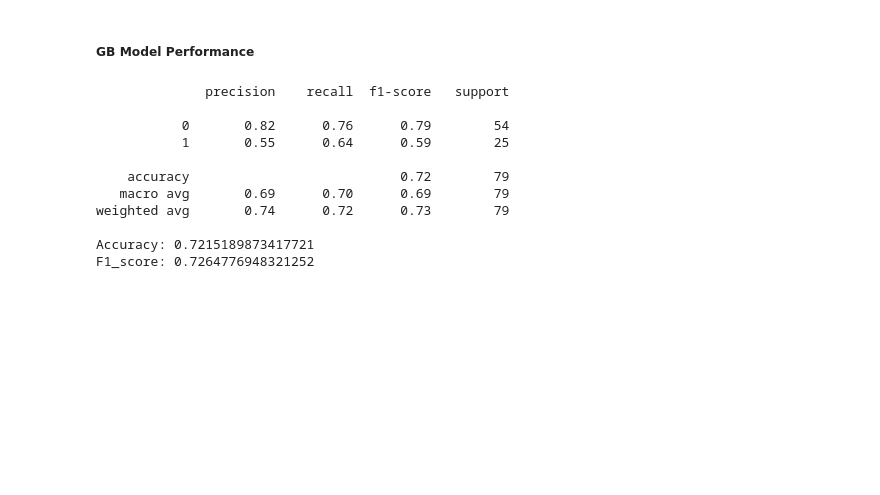
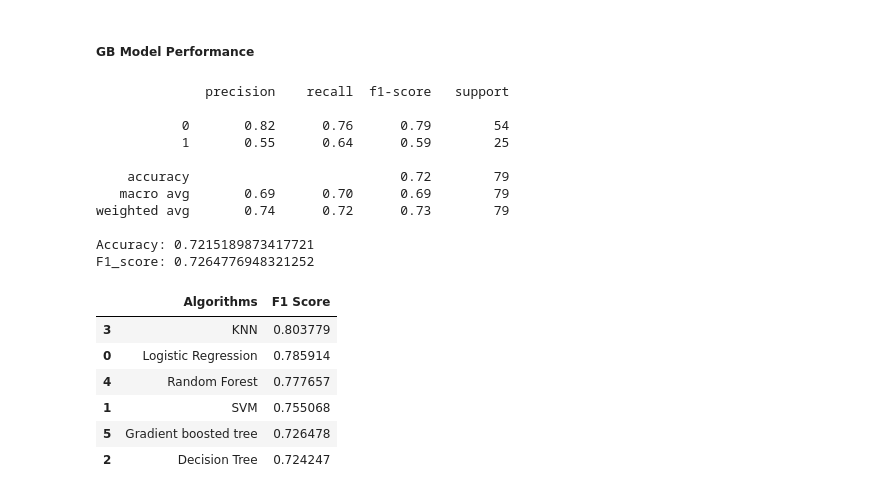
Before and after one commit to leonardsangoroh/AIFoundations, a Jupyter notebook: DiabetesClassificationExercise/diabetic-or-not.ipynb, the cells around one changed output. Saved outputs shown, nothing was run; the diff lists cells and outputs as text; code cells hidden in the pictures; blank space fills up the shorter version.

```diff
--- a/RegressionExercise/diabetic-or-not.ipynb
+++ b/DiabetesClassificationExercise/diabetic-or-not.ipynb
@@ -534,3 +534,16 @@ weighted avg       0.74      0.72      0.73        79
 
 Accuracy: 0.7215189873417721
 F1_score: 0.7264776948321252
+# %%
+models = ['Logistic Regression', 'SVM','Decision Tree','KNN','Random Forest','Gradient boosted tree']
+F1_score = [F1_LR, F1_svm, F1_tree, F1_knn,F1_rf,F1_GB]
+compare_models = pd.DataFrame({ 'Algorithms': models, 'F1 Score': F1_score })
+compare_models.sort_values(by = 'F1 Score', ascending = False)
+# %% [output]
+|  | Algorithms | F1 Score |
+| 3 | KNN | 0.803779 |
+| 0 | Logistic Regression | 0.785914 |
+| 4 | Random Forest | 0.777657 |
+| 1 | SVM | 0.755068 |
+| 5 | Gradient boosted tree | 0.726478 |
+| 2 | Decision Tree | 0.724247 |
```
Also changed, not shown: 2 other files.
